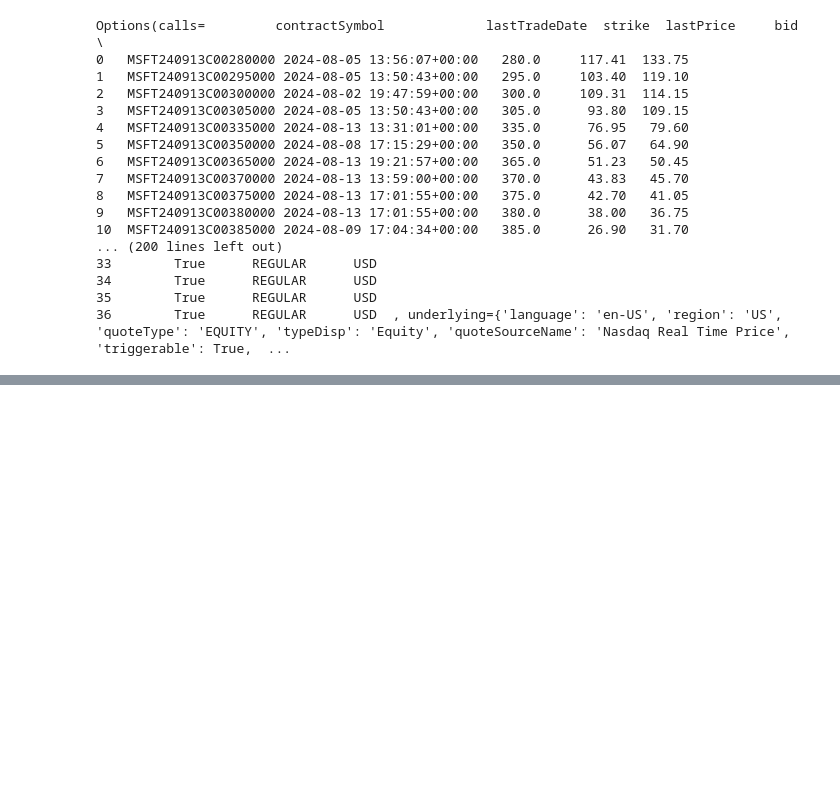
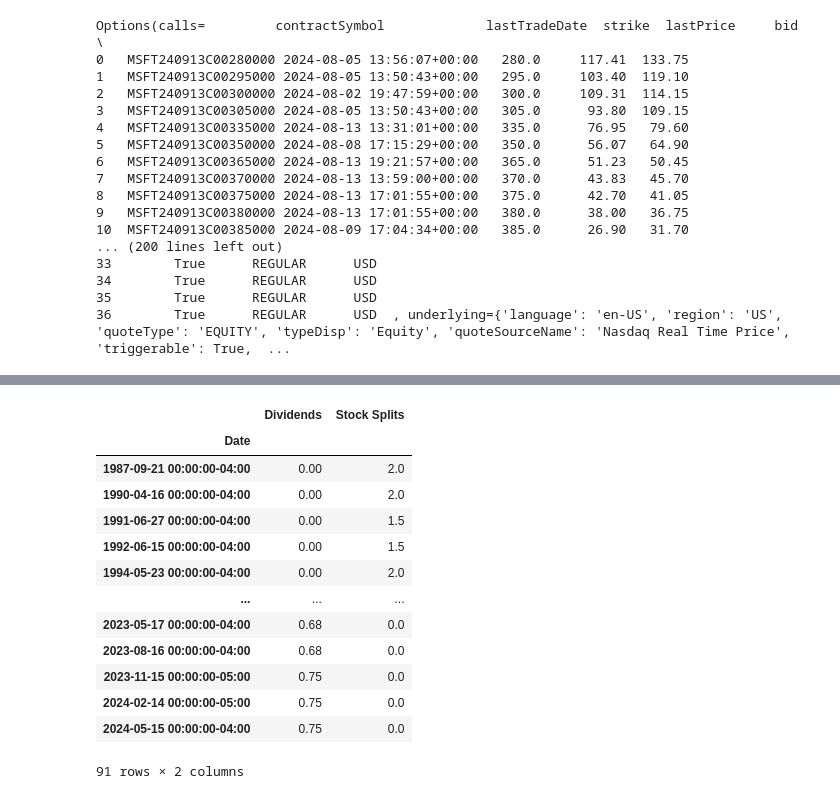
Before and after one commit to Bborub/streamlit, a Jupyter notebook: yfinance_better_13Aug24.ipynb, the cells around one changed output, grey strips where cells are left out. Cells and saved outputs as stored; diff of their text form; code cells hidden in the pictures; blank space fills up the shorter version.

```diff
--- a/yfinance_better_13Aug24.ipynb
+++ b/yfinance_better_13Aug24.ipynb
@@ -88,0 +157,10 @@ Options(calls=         contractSymbol             lastTradeDate  strike  lastPri
+# %%
+! pip install requests_cache
+
+import requests_cache
+session = requests_cache.CachedSession('yfinance.cache')
+session.headers['User-agent'] = 'my-program/1.0'
+ticker = yf.Ticker('msft', session=session)
+# The scraped response will be stored in the cache
+ticker.actions
+# %% [output]
@@ -88,0 +184,14 @@ Options(calls=         contractSymbol             lastTradeDate  strike  lastPri
+|  | Dividends | Stock Splits |
+| Date |  |  |
+| 1987-09-21 00:00:00-04:00 | 0.00 | 2.0 |
+| 1990-04-16 00:00:00-04:00 | 0.00 | 2.0 |
+| 1991-06-27 00:00:00-04:00 | 0.00 | 1.5 |
+| 1992-06-15 00:00:00-04:00 | 0.00 | 1.5 |
+| 1994-05-23 00:00:00-04:00 | 0.00 | 2.0 |
+| ... | ... | ... |
+| 2023-05-17 00:00:00-04:00 | 0.68 | 0.0 |
+| 2023-08-16 00:00:00-04:00 | 0.68 | 0.0 |
+| 2023-11-15 00:00:00-05:00 | 0.75 | 0.0 |
+| 2024-02-14 00:00:00-05:00 | 0.75 | 0.0 |
+| 2024-05-15 00:00:00-04:00 | 0.75 | 0.0 |
+91 rows × 2 columns
```
Also changed, not shown: parts of 10 cells of this notebook.
